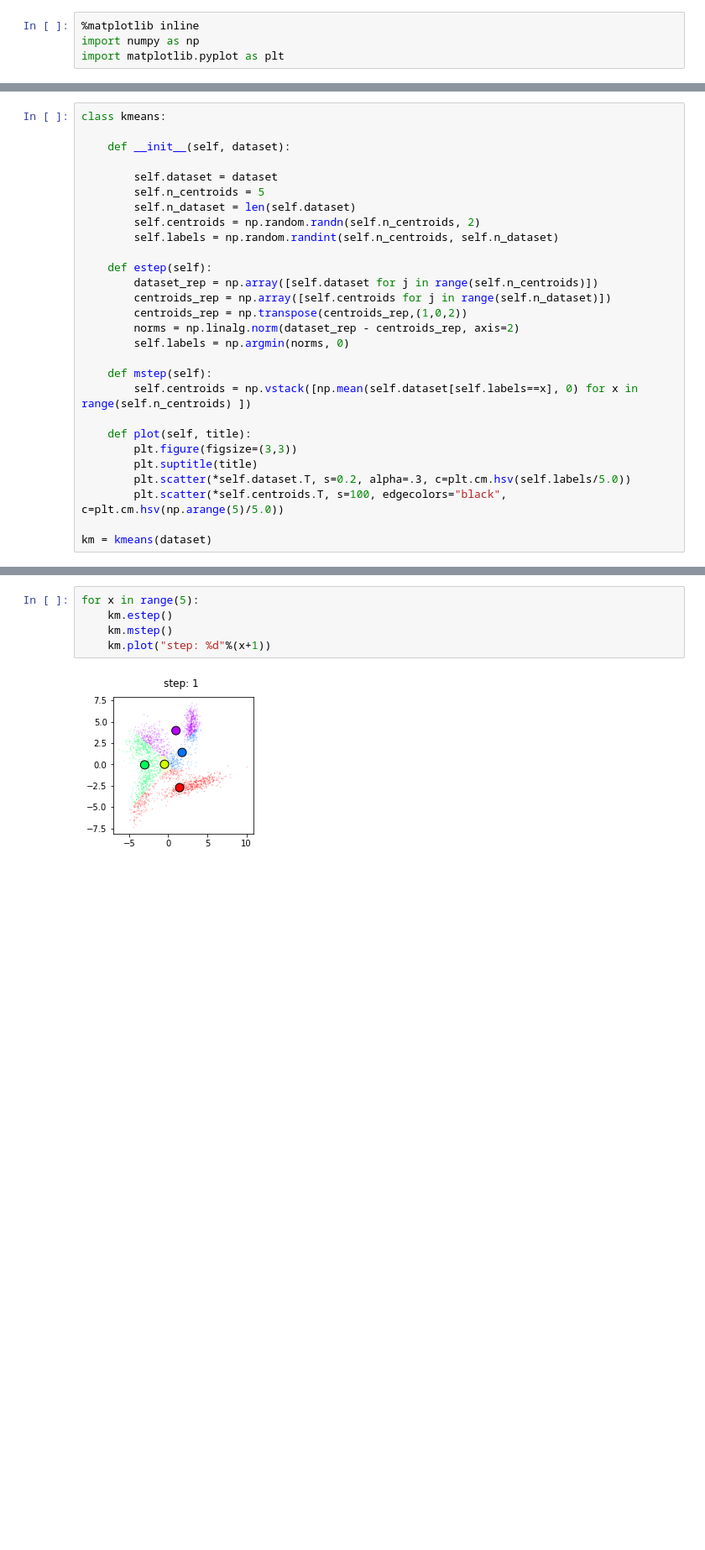
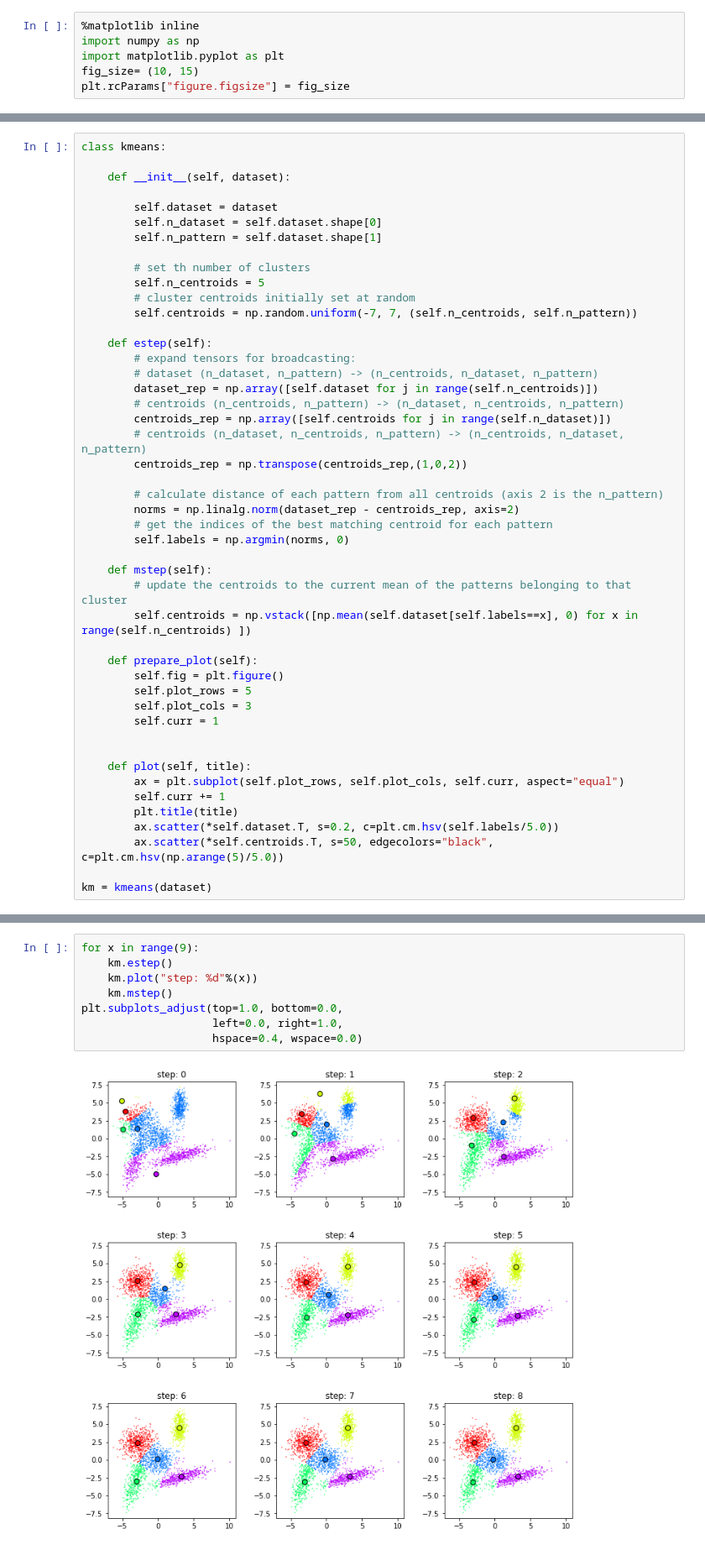
Before and after one commit to francesco-mannella/kmeans-kohonen, a Jupyter notebook: k-means.ipynb, the cells around one changed output, grey strips where cells are left out. Shown at 84% size. Cells and saved outputs as stored; diff of their text form; blank space fills up the shorter version.

```diff
--- a/k-means.ipynb
+++ b/k-means.ipynb
@@ -2,6 +2,8 @@
 %matplotlib inline
 import numpy as np
 import matplotlib.pyplot as plt
+fig_size= (10, 15)
+plt.rcParams["figure.figsize"] = fig_size
 # %% [markdown]
 ## K-means clustering algorithm
 
@@ -27,26 +24,45 @@ class kmeans:
     def __init__(self, dataset):
 
         self.dataset = dataset
+        self.n_dataset = self.dataset.shape[0]
+        self.n_pattern = self.dataset.shape[1]
+
+        # set th number of clusters
         self.n_centroids = 5
-        self.n_dataset = len(self.dataset)
-        self.centroids = np.random.randn(self.n_centroids, 2)
-        self.labels = np.random.randint(self.n_centroids, self.n_dataset)
+        # cluster centroids initially set at random
+        self.centroids = np.random.uniform(-7, 7, (self.n_centroids, self.n_pattern))
 
     def estep(self):
+        # expand tensors for broadcasting:
+        # dataset (n_dataset, n_pattern) -> (n_centroids, n_dataset, n_pattern)
         dataset_rep = np.array([self.dataset for j in range(self.n_centroids)])
+        # centroids (n_centroids, n_pattern) -> (n_dataset, n_centroids, n_pattern)
         centroids_rep = np.array([self.centroids for j in range(self.n_dataset)])
+        # centroids (n_dataset, n_centroids, n_pattern) -> (n_centroids, n_dataset, n_pattern)
         centroids_rep = np.transpose(centroids_rep,(1,0,2))
+
+        # calculate distance of each pattern from all centroids (axis 2 is the n_pattern)
         norms = np.linalg.norm(dataset_rep - centroids_rep, axis=2)
+        # get the indices of the best matching centroid for each pattern
         self.labels = np.argmin(norms, 0)
 
     def mstep(self):
+        # update the centroids to the current mean of the patterns belonging to that cluster
         self.centroids = np.vstack([np.mean(self.dataset[self.labels==x], 0) for x in range(self.n_centroids) ])
 
+    def prepare_plot(self):
+        self.fig = plt.figure()
+        self.plot_rows = 5
+        self.plot_cols = 3
+        self.curr = 1
+
+
     def plot(self, title):
-        plt.figure(figsize=(3,3))
-        plt.suptitle(title)
-        plt.scatter(*self.dataset.T, s=0.2, alpha=.3, c=plt.cm.hsv(self.labels/5.0))
-        plt.scatter(*self.centroids.T, s=100, edgecolors="black", c=plt.cm.hsv(np.arange(5)/5.0))
+        ax = plt.subplot(self.plot_rows, self.plot_cols, self.curr, aspect="equal")
+        self.curr += 1
+        plt.title(title)
+        ax.scatter(*self.dataset.T, s=0.2, c=plt.cm.hsv(self.labels/5.0))
+        ax.scatter(*self.centroids.T, s=50, edgecolors="black", c=plt.cm.hsv(np.arange(5)/5.0))
 
 km = kmeans(dataset)
 # %%
@@ -57,7 +73,10 @@ km.plot("step: %d"%0)
 # %%
-for x in range(5):
+for x in range(9):
     km.estep()
+    km.plot("step: %d"%(x))
     km.mstep()
-    km.plot("step: %d"%(x+1))
+plt.subplots_adjust(top=1.0, bottom=0.0,
+                    left=0.0, right=1.0,
+                    hspace=0.4, wspace=0.0)
 # %% [output]
-[figure, old version]
+[figure, new version]
```
Also changed, not shown: parts of 3 cells of this notebook.
